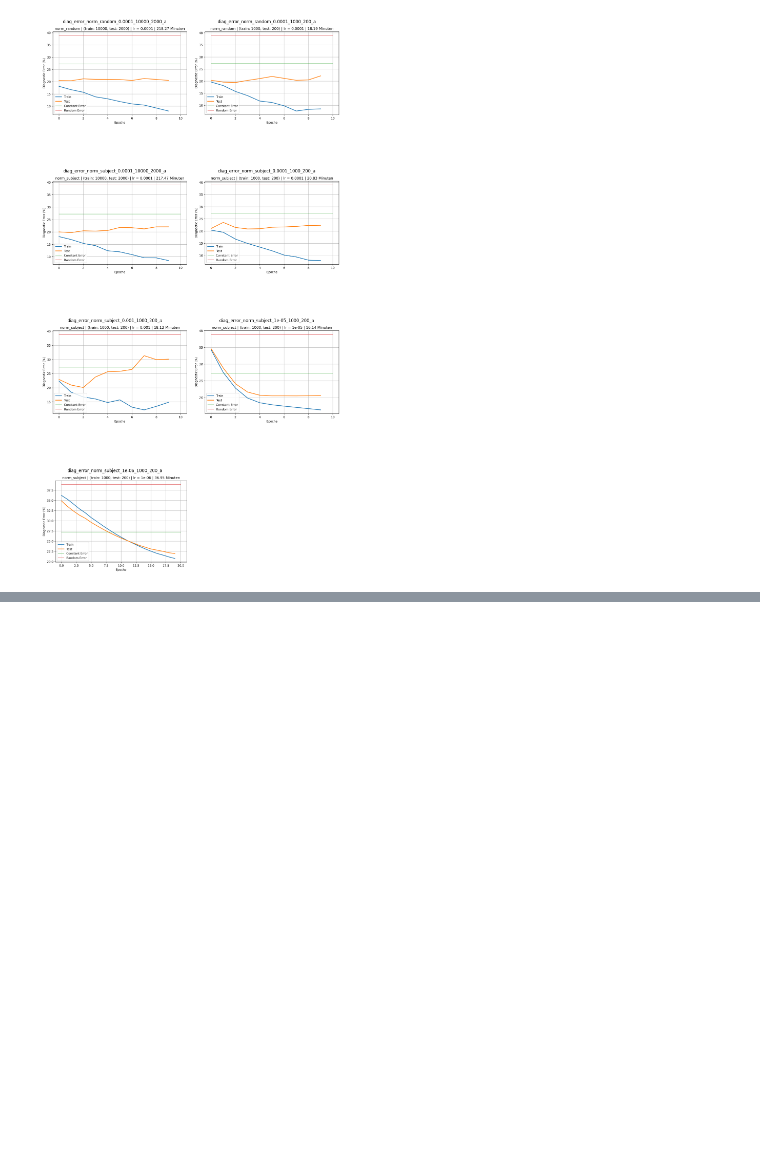
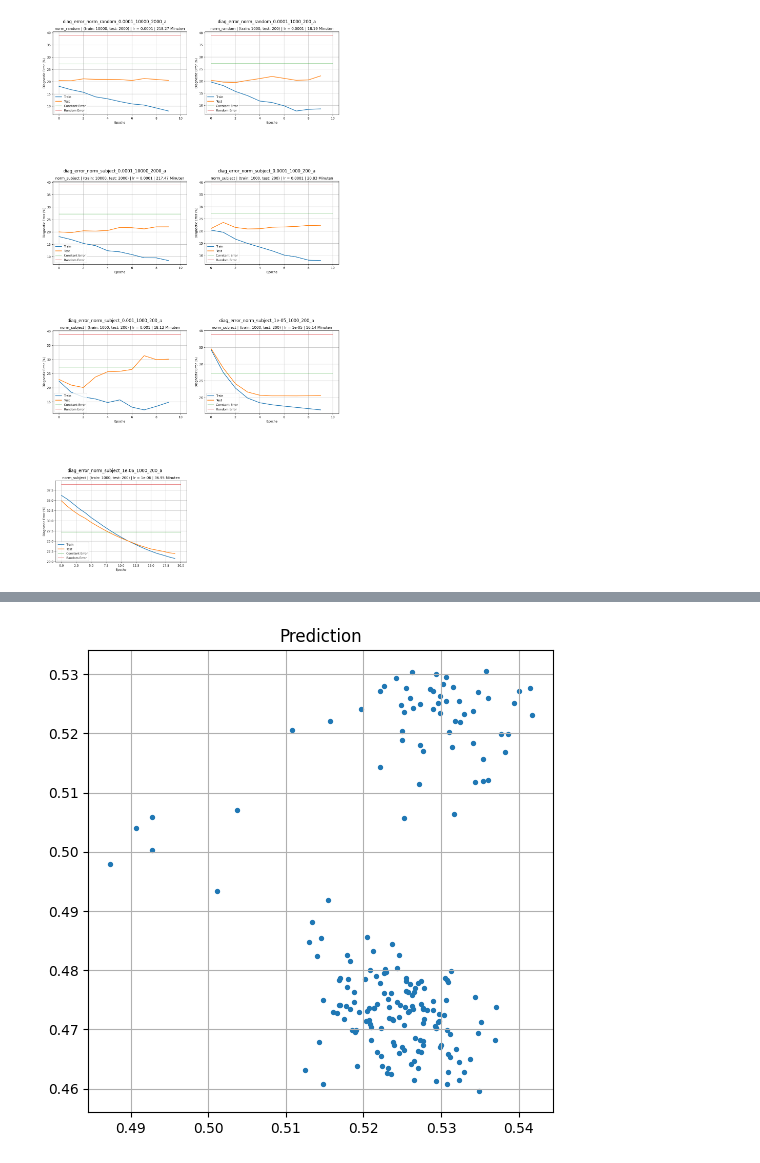
Before and after one commit to RafeiKAr/gaze-estimation, a Jupyter notebook: notebook_model_train.ipynb, the cells around one changed output, grey strips where cells are left out. Cells and saved outputs as stored; diff of their text form; code cells hidden in the pictures; blank space fills up the shorter version.

```diff
--- a/notebook_model_train.ipynb
+++ b/notebook_model_train.ipynb
@@ -135,7 +508,7 @@ epochs = 15
 
 # learning_rate = 1e-4
 learning_rate = 1e-5
-weight_Decay = 1e-4
+weight_Decay = 1e-5
 
 active_func = None
 
@@ -882,0 +1382,4 @@ plt.show()
+# %%
+vis.plot_predictions(predictions)
+# %% [output]
+[figure, added]
```
Also changed, not shown: parts of 25 cells of this notebook, 9 other files.
